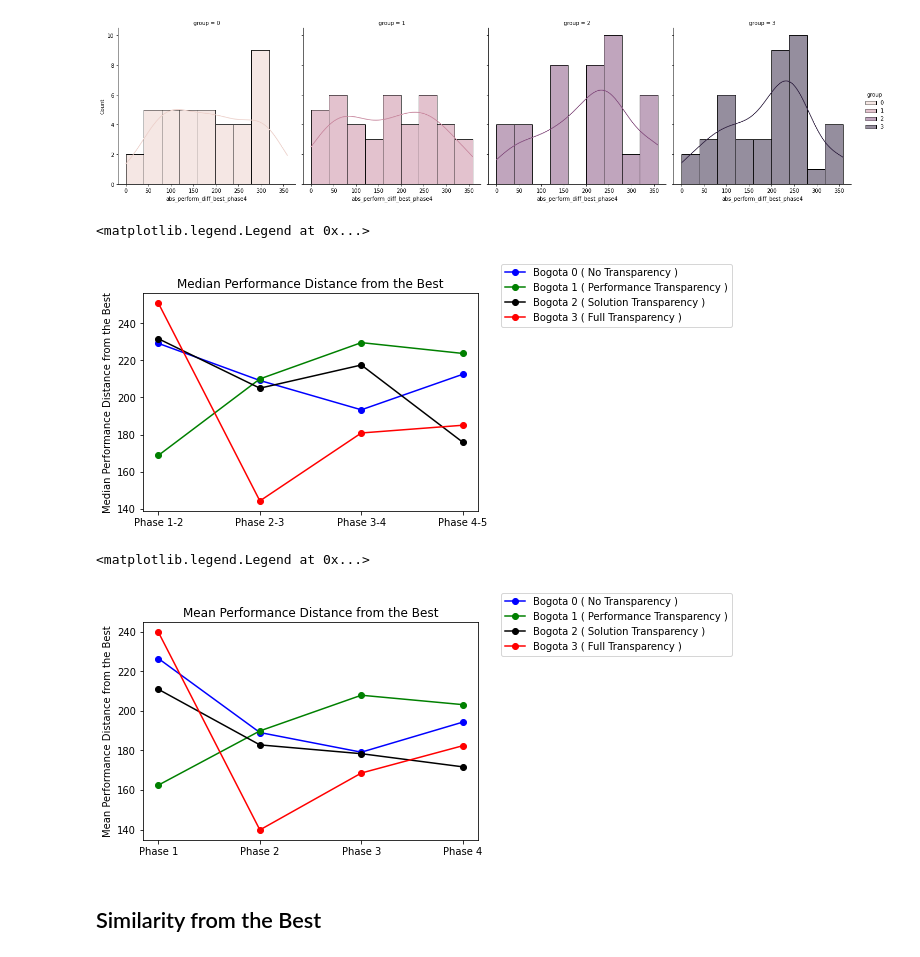
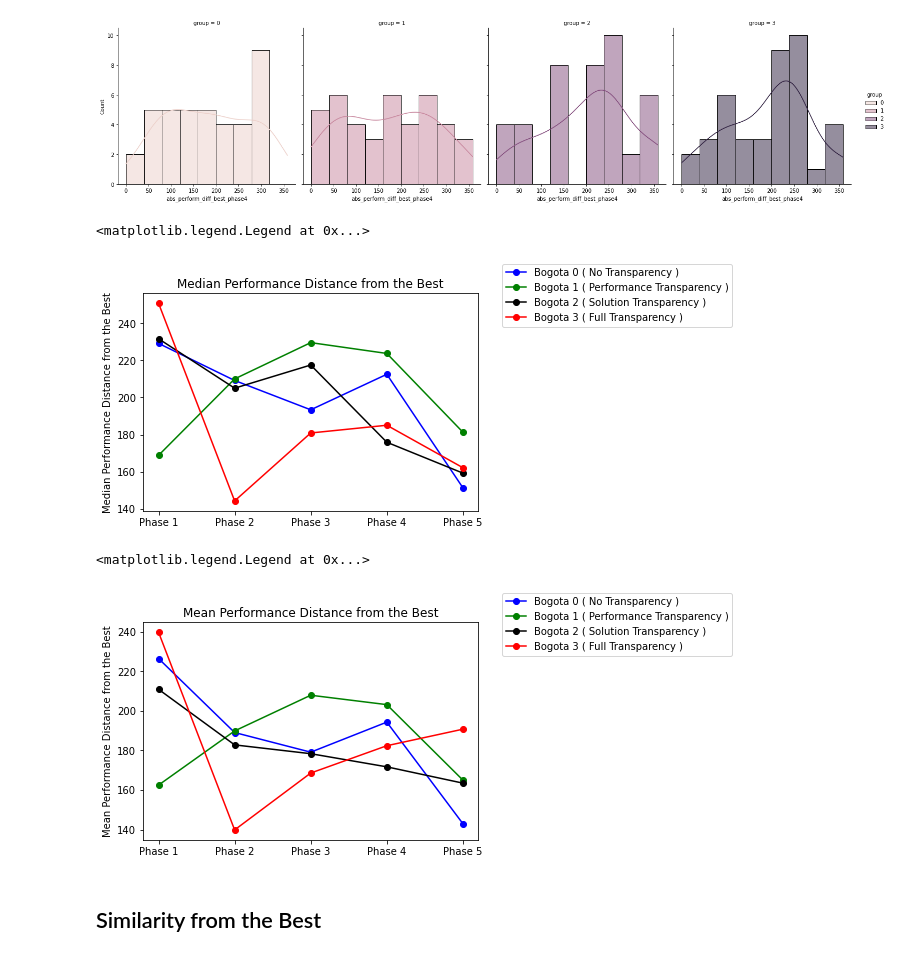
Before and after one commit to ironhacks/spring-2017-analysis, a Jupyter notebook: spring-2017/script/analysis/8-Distance-From-Best-Performance.ipynb, the cells around one changed output. Drawn from its saved outputs; the diff is of its cells as text; code cells hidden in the pictures.

```diff
--- a/spring-2017/script/analysis/8-Distance-From-Best-Performance.ipynb
+++ b/spring-2017/script/analysis/8-Distance-From-Best-Performance.ipynb
@@ -68,6 +68,14 @@ bogota_final['perform_diff_best_phase1'] = bogota_final['total-phase1'] - bogota
 bogota_final['perform_diff_best_phase2'] = bogota_final['total-phase2'] - bogota_final['total-max-phase2']
 bogota_final['perform_diff_best_phase3'] = bogota_final['total-phase3'] - bogota_final['total-max-phase3']
 bogota_final['perform_diff_best_phase4'] = bogota_final['total-phase4'] - bogota_final['total-max-phase4']
+bogota_final['perform_diff_best_phase5'] = bogota_final['total-phase5'] - bogota_final['total-max-phase5']
+
+
+bogota_final = bogota_final[bogota_final['perform_diff_best_phase1'] != bogota_final['total-max-phase1']]
+bogota_final = bogota_final[bogota_final['perform_diff_best_phase2'] != bogota_final['total-max-phase2']]
+bogota_final = bogota_final[bogota_final['perform_diff_best_phase3'] != bogota_final['total-max-phase3']]
+bogota_final = bogota_final[bogota_final['perform_diff_best_phase4'] != bogota_final['total-max-phase4']]
+bogota_final = bogota_final[bogota_final['perform_diff_best_phase5'] != bogota_final['total-max-phase5']]
 # %%
 # see how the overall dataframe looks like
 
@@ -135,6 +143,7 @@ bogota_final['abs_perform_diff_best_phase1'] = bogota_final['perform_diff_best_p
 bogota_final['abs_perform_diff_best_phase2'] = bogota_final['perform_diff_best_phase2'].abs()
 bogota_final['abs_perform_diff_best_phase3'] = bogota_final['perform_diff_best_phase3'].abs()
 bogota_final['abs_perform_diff_best_phase4'] = bogota_final['perform_diff_best_phase4'].abs()
+bogota_final['abs_perform_diff_best_phase5'] = bogota_final['perform_diff_best_phase5'].abs()
 # %%
 sns.displot(x='abs_perform_diff_best_phase1', data=bogota_final, hue="group", col="group", kde=True)
 # %% [output]
@@ -182,7 +191,7 @@ max_log_bogota1 = []
 max_log_bogota0 = []
 
 
-for df in [group0['abs_perform_diff_best_phase1'], group0['abs_perform_diff_best_phase2'], group0['abs_perform_diff_best_phase3'], group0['abs_perform_diff_best_phase4']]:
+for df in [group0['abs_perform_diff_best_phase1'], group0['abs_perform_diff_best_phase2'], group0['abs_perform_diff_best_phase3'], group0['abs_perform_diff_best_phase4'], group0['abs_perform_diff_best_phase5']]:
     mean_value = df.mean()
     median_value = df.median()
     median_log_bogota3.append(median_value)
@@ -192,7 +201,7 @@ for df in [group0['abs_perform_diff_best_phase1'], group0['abs_perform_diff_best
     max_log_bogota3.append(max_value)
     mean_log_bogota3.append(mean_value)
 
-for df in [group1['abs_perform_diff_best_phase1'], group1['abs_perform_diff_best_phase2'], group1['abs_perform_diff_best_phase3'], group1['abs_perform_diff_best_phase4']]:
+for df in [group1['abs_perform_diff_best_phase1'], group1['abs_perform_diff_best_phase2'], group1['abs_perform_diff_best_phase3'], group1['abs_perform_diff_best_phase4'], group1['abs_perform_diff_best_phase5']]:
     mean_value = df.mean()
     median_value = df.median()
     median_log_bogota2.append(median_value)
@@ -202,7 +211,7 @@ for df in [group1['abs_perform_diff_best_phase1'], group1['abs_perform_diff_best
     max_log_bogota2.append(max_value)
     mean_log_bogota2.append(mean_value)
 
-for df in [group2['abs_perform_diff_best_phase1'], group2['abs_perform_diff_best_phase2'], group2['abs_perform_diff_best_phase3'], group2['abs_perform_diff_best_phase4']]:
+for df in [group2['abs_perform_diff_best_phase1'], group2['abs_perform_diff_best_phase2'], group2['abs_perform_diff_best_phase3'], group2['abs_perform_diff_best_phase4'], group2['abs_perform_diff_best_phase5']]:
     mean_value = df.mean()
     median_value = df.median()
     median_log_bogota1.append(median_value)
@@ -212,7 +221,7 @@ for df in [group2['abs_perform_diff_best_phase1'], group2['abs_perform_diff_best
     max_log_bogota1.append(max_value)
     mean_log_bogota1.append(mean_value)
 
-for df in [group3['abs_perform_diff_best_phase1'], group3['abs_perform_diff_best_phase2'], group3['abs_perform_diff_best_phase3'], group3['abs_perform_diff_best_phase4']]:
+for df in [group3['abs_perform_diff_best_phase1'], group3['abs_perform_diff_best_phase2'], group3['abs_perform_diff_best_phase3'], group3['abs_perform_diff_best_phase4'], group3['abs_perform_diff_best_phase5']]:
     mean_value = df.mean()
     median_value = df.median()
     median_log_bogota0.append(median_value)
@@ -224,28 +233,28 @@ for df in [group3['abs_perform_diff_best_phase1'], group3['abs_perform_diff_best
 # %%
 import matplotlib.pyplot as plt
 
 # Mean Scores of All Groups [ Tech Scores ]
 
 y1 = median_log_bogota0
 y2 = median_log_bogota1
 y3 = median_log_bogota2
 y4 = median_log_bogota3
 
-x_axis=['Phase 1-2', 'Phase 2-3', 'Phase 3-4', 'Phase 4-5']
+x_axis=['Phase 1', 'Phase 2', 'Phase 3', 'Phase 4', 'Phase 5']
 
 line1 = plt.plot(x_axis, y1,'bo-',label='Bogota 0 ( No Transparency )')
 line2 = plt.plot(x_axis, y2,'go-',label='Bogota 1 ( Performance Transparency )')
 line3 = plt.plot(x_axis, y3,'ko-',label='Bogota 2 ( Solution Transparency )')
 line4 = plt.plot(x_axis, y4,'ro-',label='Bogota 3 ( Full Transparency )')
 
 plt.title("Median Performance Distance from the Best")
 plt.ylabel("Median Performance Distance from the Best")
 
 plt.legend(bbox_to_anchor=(1.5, 1),
            bbox_transform=plt.gcf().transFigure)
 # %% [output]
 <matplotlib.legend.Legend at 0x...>
-[figure, old version]
+[figure, new version]
 # %%
 import matplotlib.pyplot as plt
 
@@ -256,7 +265,7 @@ y2 = mean_log_bogota1
 y3 = mean_log_bogota2
 y4 = mean_log_bogota3
 
-x_axis=['Phase 1', 'Phase 2', 'Phase 3', 'Phase 4']
+x_axis=['Phase 1', 'Phase 2', 'Phase 3', 'Phase 4', 'Phase 5']
 
 line1 = plt.plot(x_axis, y1,'bo-',label='Bogota 0 ( No Transparency )')
 line2 = plt.plot(x_axis, y2,'go-',label='Bogota 1 ( Performance Transparency )')
@@ -270,7 +279,7 @@ plt.legend(bbox_to_anchor=(1.5, 1),
            bbox_transform=plt.gcf().transFigure)
 # %% [output]
 <matplotlib.legend.Legend at 0x...>
-[figure, old version]
+[figure, new version]
 # %% [markdown]
 ## Similarity from the Best
 # %%
```
Also changed, not shown: parts of 2 cells of this notebook, 3 other files.
